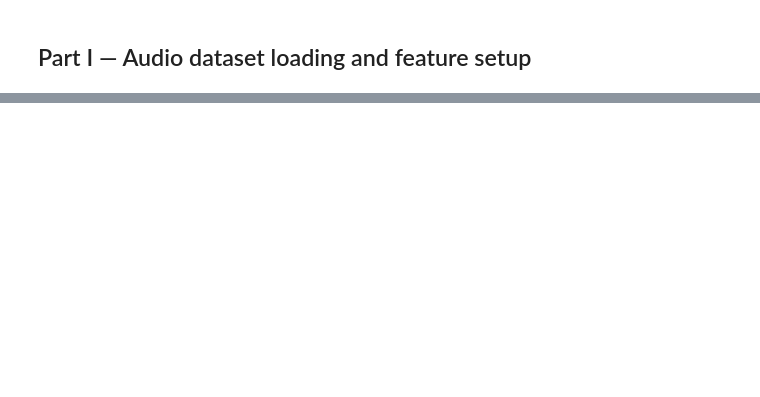
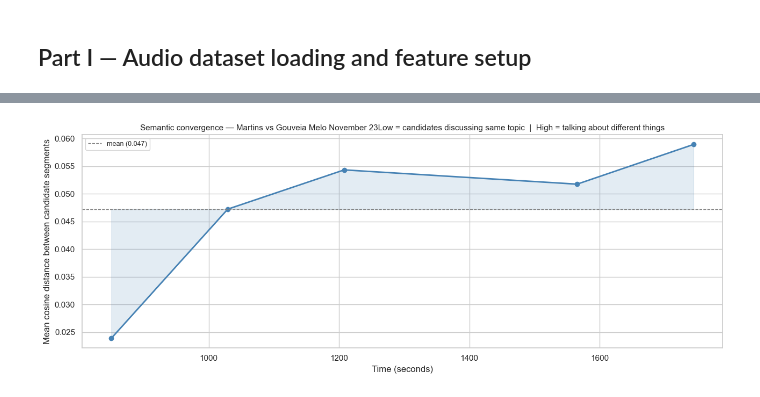
Before and after one commit to Dinisas/Big-Data, a Jupyter notebook: labeling_audio/correlations_audio.ipynb, the cells around one changed output, grey strips where cells are left out. Saved outputs shown, nothing was run; the diff lists cells and outputs as text; code cells hidden in the pictures; blank space fills up the shorter version.

```diff
--- a/labeling_audio/correlations_audio.ipynb
+++ b/labeling_audio/correlations_audio.ipynb
@@ -24,7 +19,6 @@ import sys, os
 # works whether Jupyter is started from project root or from a subfolder
 sys.path.insert(0, 'multivideo_analysis')
 sys.path.insert(0, '../multivideo_analysis')
-import os
 import numpy as np
 import pandas as pd
 import matplotlib.pyplot as plt
@@ -42,4 +36,4 @@ from pipelines import (build_labeled_audio, extract_candidates,
 
 sns.set_theme(style='whitegrid')
 plt.rcParams['figure.figsize'] = (12, 5)
-FEATURES_DIR = 'Project_Features'
+FEATURES_DIR = '../Project_Features'
@@ -364,8 +165,4 @@ Turn statistics by cluster — Martins_vs_Gouveia_Melo_November_23:
 # %%
-# ── CELL: Focused acoustic comparison — Martins vs Gouveia_Melo vs host ─────
-# Descriptive only: acoustic similarity can suggest vocal-profile overlap,
-# but it does NOT identify a speaker's gender or age with certainty.
-
 from scipy.stats import mannwhitneyu
 
 FOCUS_DEBATE = 'Martins_vs_Gouveia_Melo_November_23'
@@ -398,17 +195,16 @@ for feat, _ in FOCUS_FEATURES:
     focus_summary[f'{feat}_median'] = focus_data.groupby('speaker')[feat].median()
 focus_summary = focus_summary.reindex(focus_order)
 
-display(focus_summary.round(3))
 
 fig, axes = plt.subplots(2, 3, figsize=(16, 10))
 axes = axes.flatten()
 
 for ax, (feat, label) in zip(axes, FOCUS_FEATURES):
     sns.boxplot(
-        data=focus_data, x='speaker', y=feat,
+        data=focus_data, x='speaker', y=feat, hue="speaker",
         order=focus_order,
         palette=focus_palette,
-        ax=ax, fliersize=0, width=0.55
+        ax=ax, fliersize=0, width=0.55, legend=False
     )
     sns.stripplot(
         data=focus_data, x='speaker', y=feat,
@@ -458,7 +254,6 @@ for feat, label in FOCUS_FEATURES:
         })
 
 tests_df = pd.DataFrame(test_rows).sort_values(['feature', 'mannwhitney_p'])
-display(tests_df.round(4))
 
 focus_profile = (
     focus_data.groupby('speaker')[[feat for feat, _ in FOCUS_FEATURES]]
@@ -485,9 +280,6 @@ plt.show()
 
 host_vec = focus_profile_z.loc['host']
 host_dist = ((focus_profile_z.drop(index='host') - host_vec) ** 2).sum(axis=1) ** 0.5
-print('Host profile distance in z-scored feature space (smaller = more similar):')
-print(host_dist.sort_values().round(3).to_string())
-print()
 
 closest_by_feature = []
 for feat, label in FOCUS_FEATURES:
@@ -504,7 +296,3 @@ for feat, label in FOCUS_FEATURES:
         'closest_to_host': closest,
         'abs_diff': diffs[closest]
     })
-display(pd.DataFrame(closest_by_feature).round(3))
-
-print('Interpretation note: if the host is closer to Martins on pitch/formants, that may suggest')
-print('a more similar vocal profile in this debate, but it is not enough to infer exact gender or age.')
@@ -565,0 +303,54 @@ a more similar vocal profile in this debate, but it is not enough to infer exact
+# %%
+from scipy.spatial.distance import cdist as _cdist_conv
+
+def _parse_emb(x):
+    if isinstance(x, np.ndarray): return x
+    return np.fromstring(str(x).strip("[]"), sep=" ")
+
+# Load speech segments for this debate
+ts_col     = "timestamp"
+speech_raw = pd.read_pickle(os.path.join(FEATURES_DIR, f"{DEBATE}_speech.pkl"))
+if ts_col not in speech_raw.columns: ts_col = "time stamp"
+
+debate_audio = data[data["video"] == DEBATE][["time stamp", "speaker"]].copy()
+speech = speech_raw.merge(debate_audio, left_on=ts_col, right_on="time stamp", how="left")
+speech = speech[speech["speaker"].isin([FOCUS_SPEAKERS[0], FOCUS_SPEAKERS[1]])].copy()
+speech = speech.sort_values(ts_col).reset_index(drop=True)
+speech["emb"] = speech["text_embedding"].apply(_parse_emb)
+
+# Bin debate into N time windows, compute mean cosine distance between the two speakers per bin
+N_BINS = 10
+t_min, t_max = speech[ts_col].min(), speech[ts_col].max()
+speech["bin"] = pd.cut(speech[ts_col], bins=N_BINS, labels=False)
+
+bin_rows = []
+for b in range(N_BINS):
+    sub = speech[speech["bin"] == b]
+    A = [r for r in sub[sub["speaker"] == FOCUS_SPEAKERS[0]]["emb"].values]
+    B = [r for r in sub[sub["speaker"] == FOCUS_SPEAKERS[1]]["emb"].values]
+    if len(A) == 0 or len(B) == 0:
+        continue
+    dist = _cdist_conv(np.stack(A), np.stack(B), metric="cosine").mean()
+    t_mid = t_min + (t_max - t_min) * (b + 0.5) / N_BINS
+    bin_rows.append({"bin": b, "t_mid": t_mid, "cosine_distance": dist})
+
+conv_df = pd.DataFrame(bin_rows)
+mean_d  = conv_df["cosine_distance"].mean()
+
+fig, ax = plt.subplots(figsize=(13, 5))
+ax.plot(conv_df["t_mid"], conv_df["cosine_distance"],
+        marker="o", lw=2, color="steelblue")
+ax.fill_between(conv_df["t_mid"], conv_df["cosine_distance"], mean_d,
+                alpha=0.15, color="steelblue")
+ax.axhline(mean_d, color="grey", ls="--", lw=1,
+           label=f"mean ({mean_d:.3f})")
+ax.set_xlabel("Time (seconds)")
+ax.set_ylabel("Mean cosine distance between candidate segments")
+ax.set_title(
+    f"Semantic convergence — {DEBATE.replace(chr(95), chr(32))}"
+    "Low = candidates discussing same topic  |  High = talking about different things",
+    fontsize=11)
+ax.legend(fontsize=9)
+plt.tight_layout(); plt.show()
+# %% [output]
+[figure, added]
```
Also changed, not shown: parts of 19 cells of this notebook, 4 other files.
